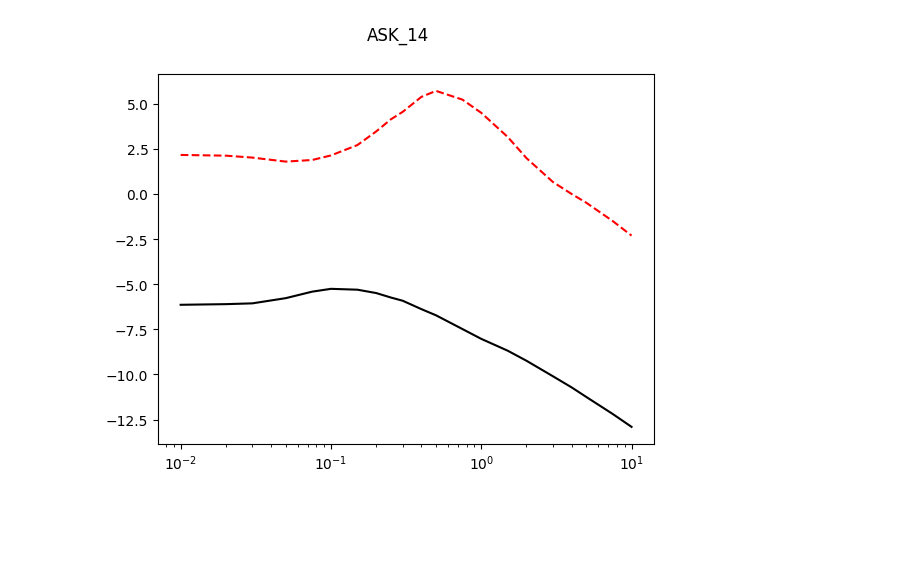
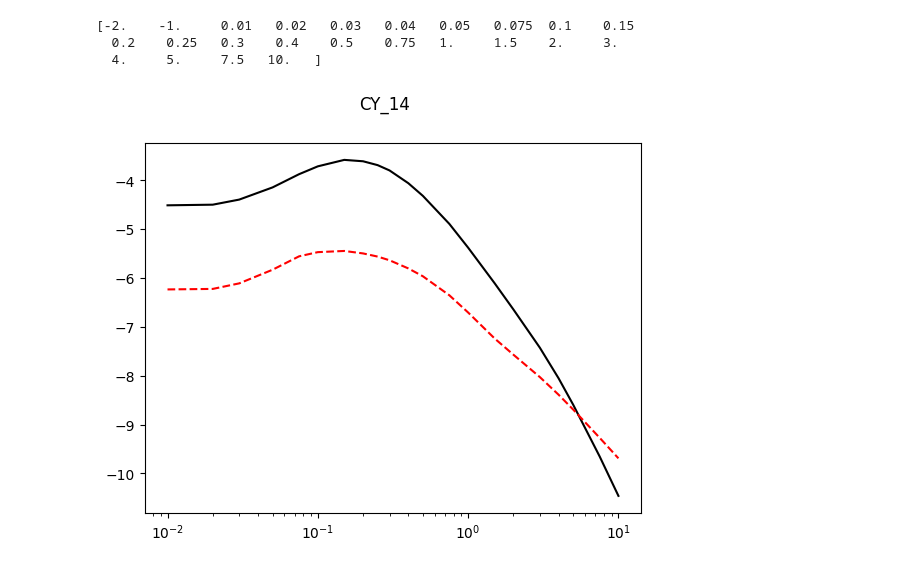
Before and after one commit to ianmessa/PSHAX, a Jupyter notebook: sketches.ipynb, the cells around one changed output. Cells and saved outputs as stored; diff of their text form; code cells hidden in the pictures; blank space fills up the shorter version.

```diff
--- a/sketches.ipynb
+++ b/sketches.ipynb
@@ -239,0 +64,28 @@ def f_ASK14(Mw:float, T:float, site:Site, fault:Fault, R:jax.Array):
+# %%
+import jax
+from jax import lax
+from jax import numpy as jnp
+from jax import random as jrnd
+from jax.typing import ArrayLike
+
+import polars as pl
+from importlib.resources import files
+
+from seismic.gm_utils import *
+
+gmc = pl.read_csv(files("seismic") / "CY14_coeffs.csv")
+gmc[-2, 'T'] = -1.
+gmc[-1, 'T'] = -2.
+gmc = gmc.with_columns([pl.col("T").cast(pl.Float64)])
+gmc = gmc.sort('T')
+gmc_col = gmc.columns
+gmc_df = gmc
+gmc = gmc.cast(pl.Float64).to_jax().T
+T_CY = gmc[0]
+empty_all = jnp.zeros_like(T_CY)
+
+print(T_CY)
+# %% [output]
+[-2.    -1.     0.01   0.02   0.03   0.04   0.05   0.075  0.1    0.15
+  0.2    0.25   0.3    0.4    0.5    0.75   1.     1.5    2.     3.
+  4.     5.     7.5   10.   ]
@@ -247,34 +242,36 @@ def test_model(Mw, fault:Fault, site:Site, name, model, apitest:bool = True):
     # API
     if apitest:
         url_base = 'https://earthquake.usgs.gov/ws/nshmp/gmm/spectra?'
         url_inputs = (name, Mw, R_jb, R_rup, R_x, fault.dip, fault.width,
                     fault.z_tor, fault.z_hyp, fault.rake,
                     site.vs30, site.z1p0, site.z2p5)
         url_addn = 'gmm=%s&Mw=%s&rJB=%s&rRup=%s&rX=%s&dip=%s&width=%s&z_tor=%s&z_hyp=%s&rake=%s&vs30=%s&z1p0=%s&z2p5=%s'%url_inputs
         json = requests.get(url_base + url_addn).json()
         api_T = json['response']['means']['data'][0]['data']['sa']['xs']
         api_PGA, api_PGV = [json['response']['means']['data'][0]['data'][key] for key in ['pga', 'pgv']]
         if api_PGV is None:
             api_PGV = jnp.nan
         api_SA = json['response']['means']['data'][0]['data']['sa']['ys']
         api_T, api_SA= [jnp.array(_) for _ in [api_T, api_SA]]
         #api_T = jnp.append(api_T, jnp.array([-1, -2]))
         #api_SA = jnp.append(api_SA, jnp.array([api_PGA, api_PGV]))
         api_lnSA = jnp.log(api_SA)
         my_lnSA, my_sigma = jax.vmap(model, in_axes = (None, 0, None, None, None))(Mw, api_T, site, fault, R)
+        #my_T, my_lnSA, my_sigma = model(Mw, api_T, site, fault, R)
         plt.plot(api_T, api_lnSA, c = 'k')
         plt.plot(api_T, my_lnSA, c = 'r', ls = '--')
     else:
         unif_T = [0.01, 0.02, 0.03, 0.05, 0.075, 0.1, 0.15, 0.2, 0.25, 0.3, 0.4, 0.5, 0.75, 1., 1.5, 2., 3., 4., 5., 7.5, 10.]
         unif_T = jnp.array(unif_T)
-        my_lnSA, my_sigma = jax.vmap(model, in_axes = (None, 0, None, None, None))(Mw, unif_T, site, fault, R)
+        my_lnSA, my_sigma = model(Mw, unif_T, site, fault, R)
+        #my_lnSA, my_sigma = jax.vmap(model, in_axes = (None, 0, None, None, None))(Mw, unif_T, site, fault, R)
         plt.plot(unif_T, my_lnSA, c = 'r', ls = '--')
     plt.xscale('log')
     plt.suptitle(name)
     plt.show()
 
-for m,n in [(f_ASK14, 'ASK_14')]:#zip([f_ASK14, f_Idriss14, f_BSSA14, f_CB14, f_CY14],
+for m,n in [(f_CY14, 'CY_14')]:#zip([f_ASK14, f_Idriss14, f_BSSA14, f_CB14, f_CY14],
            #    ['ASK_14', 'IDRISS_14', 'BSSA_14', 'CB_14', 'CY_14']):
-    test_model(3.5, fault1, site, n, m, apitest = True)
+    test_model(4.9, fault3, site, n, m, apitest = True)
 # %% [output]
-[figure, old version]
+[figure, new version]
```
Also changed, not shown: parts of 5 cells of this notebook, 3 other files.
